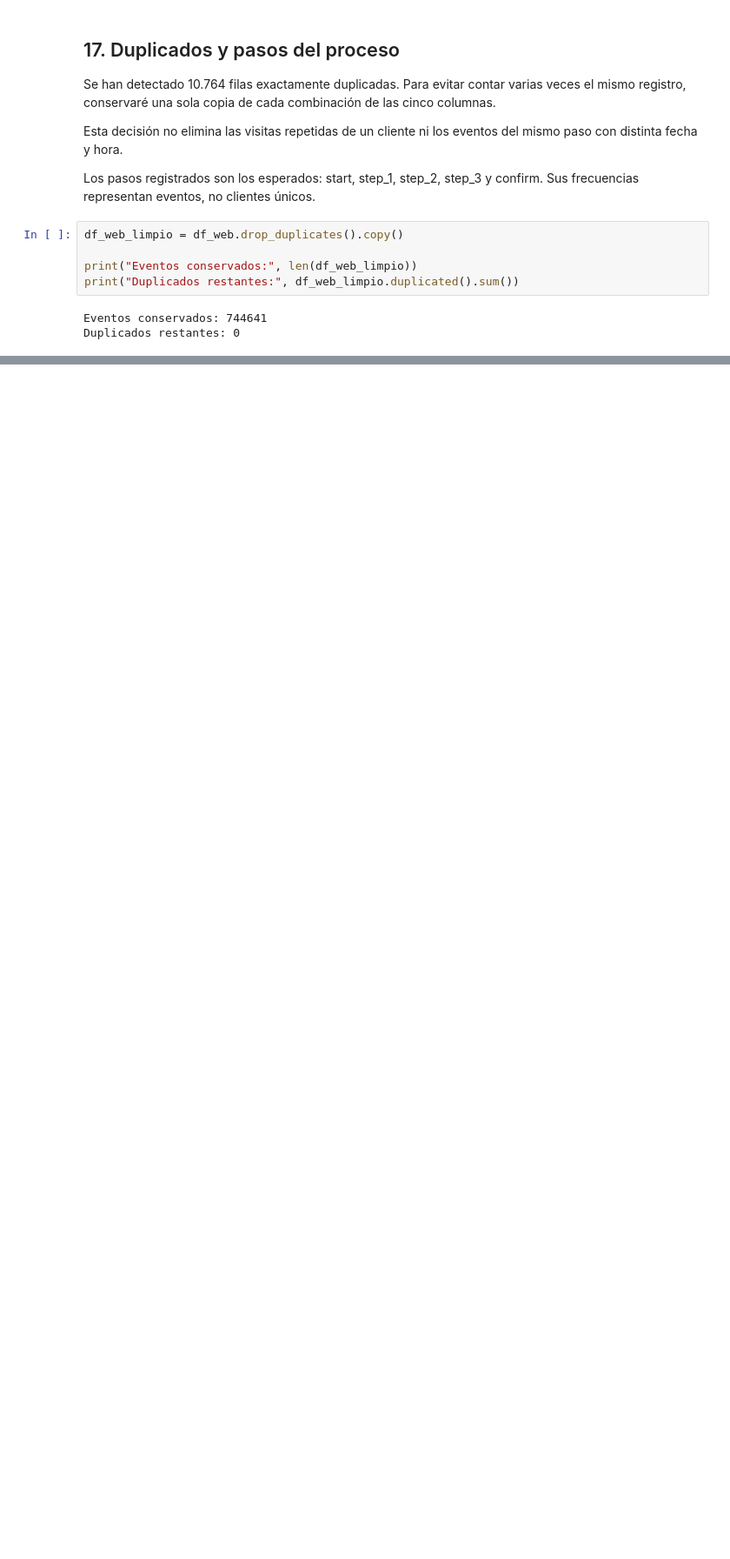
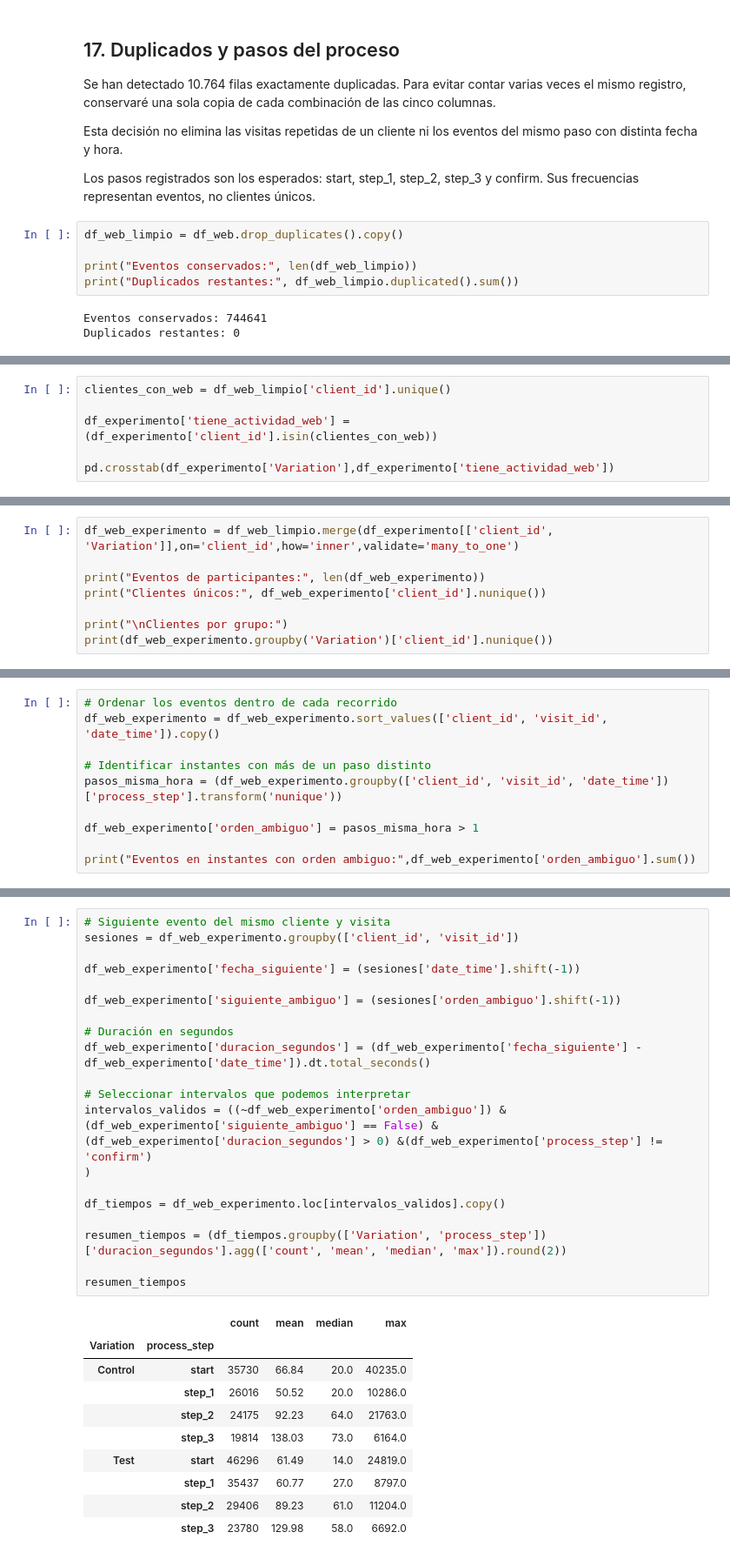
Before and after one commit to walnertpadron18/Proyecto3Tableu, a Jupyter notebook: Prueba1Salva.ipynb, the cells around one changed output, grey strips where cells are left out. Shown at 87% size. Saved outputs shown, nothing was run; the diff lists cells and outputs as text; blank space fills up the shorter version.

Commit message:
Preparar actividad web y calcular métricas principales

```diff
--- a/Prueba1Salva.ipynb
+++ b/Prueba1Salva.ipynb
@@ -709,0 +761,6 @@ Duplicados restantes: 0
+# %%
+clientes_con_web = df_web_limpio['client_id'].unique()
+
+df_experimento['tiene_actividad_web'] = (df_experimento['client_id'].isin(clientes_con_web))
+
+pd.crosstab(df_experimento['Variation'],df_experimento['tiene_actividad_web'])
@@ -709,0 +783,8 @@ Duplicados restantes: 0
+# %%
+df_web_experimento = df_web_limpio.merge(df_experimento[['client_id', 'Variation']],on='client_id',how='inner',validate='many_to_one')
+
+print("Eventos de participantes:", len(df_web_experimento))
+print("Clientes únicos:", df_web_experimento['client_id'].nunique())
+
+print("\nClientes por grupo:")
+print(df_web_experimento.groupby('Variation')['client_id'].nunique())
@@ -709,0 +834,10 @@ Duplicados restantes: 0
+# %%
+# Ordenar los eventos dentro de cada recorrido
+df_web_experimento = df_web_experimento.sort_values(['client_id', 'visit_id', 'date_time']).copy()
+
+# Identificar instantes con más de un paso distinto
+pasos_misma_hora = (df_web_experimento.groupby(['client_id', 'visit_id', 'date_time'])['process_step'].transform('nunique'))
+
+df_web_experimento['orden_ambiguo'] = pasos_misma_hora > 1
+
+print("Eventos en instantes con orden ambiguo:",df_web_experimento['orden_ambiguo'].sum())
@@ -709,0 +846,31 @@ Duplicados restantes: 0
+# %%
+# Siguiente evento del mismo cliente y visita
+sesiones = df_web_experimento.groupby(['client_id', 'visit_id'])
+
+df_web_experimento['fecha_siguiente'] = (sesiones['date_time'].shift(-1))
+
+df_web_experimento['siguiente_ambiguo'] = (sesiones['orden_ambiguo'].shift(-1))
+
+# Duración en segundos
+df_web_experimento['duracion_segundos'] = (df_web_experimento['fecha_siguiente'] -df_web_experimento['date_time']).dt.total_seconds()
+
+# Seleccionar intervalos que podemos interpretar
+intervalos_validos = ((~df_web_experimento['orden_ambiguo']) &(df_web_experimento['siguiente_ambiguo'] == False) &(df_web_experimento['duracion_segundos'] > 0) &(df_web_experimento['process_step'] != 'confirm')
+)
+
+df_tiempos = df_web_experimento.loc[intervalos_validos].copy()
+
+resumen_tiempos = (df_tiempos.groupby(['Variation', 'process_step'])['duracion_segundos'].agg(['count', 'mean', 'median', 'max']).round(2))
+
+resumen_tiempos
+# %% [output]
+|  |  | count | mean | median | max |
+| Variation | process_step |  |  |  |  |
+| Control | start | 35730 | 66.84 | 20.0 | 40235.0 |
+|  | step_1 | 26016 | 50.52 | 20.0 | 10286.0 |
+|  | step_2 | 24175 | 92.23 | 64.0 | 21763.0 |
+|  | step_3 | 19814 | 138.03 | 73.0 | 6164.0 |
+| Test | start | 46296 | 61.49 | 14.0 | 24819.0 |
+|  | step_1 | 35437 | 60.77 | 27.0 | 8797.0 |
+|  | step_2 | 29406 | 89.23 | 61.0 | 11204.0 |
+|  | step_3 | 23780 | 129.98 | 58.0 | 6692.0 |
```
Also changed, not shown: parts of 22 cells of this notebook.
